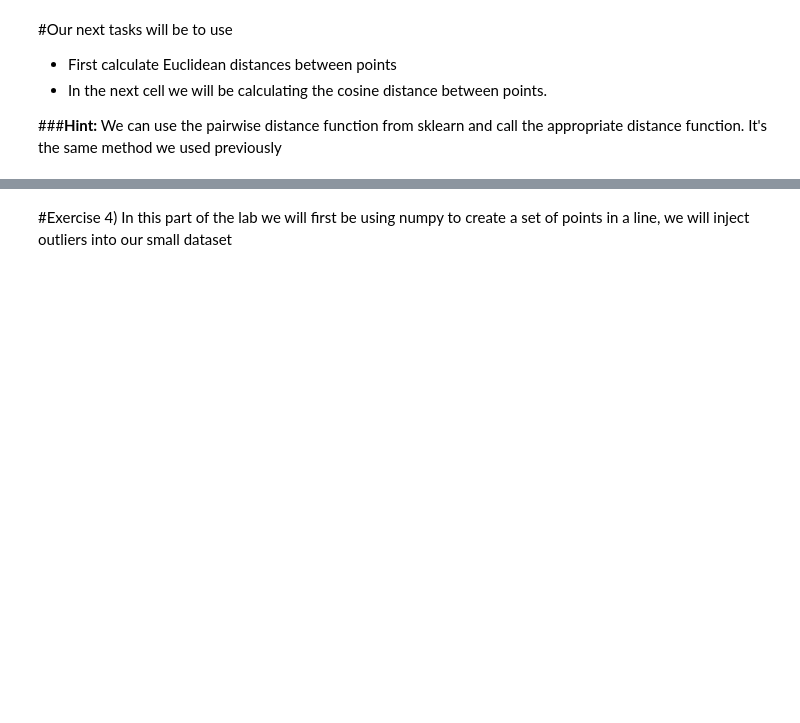
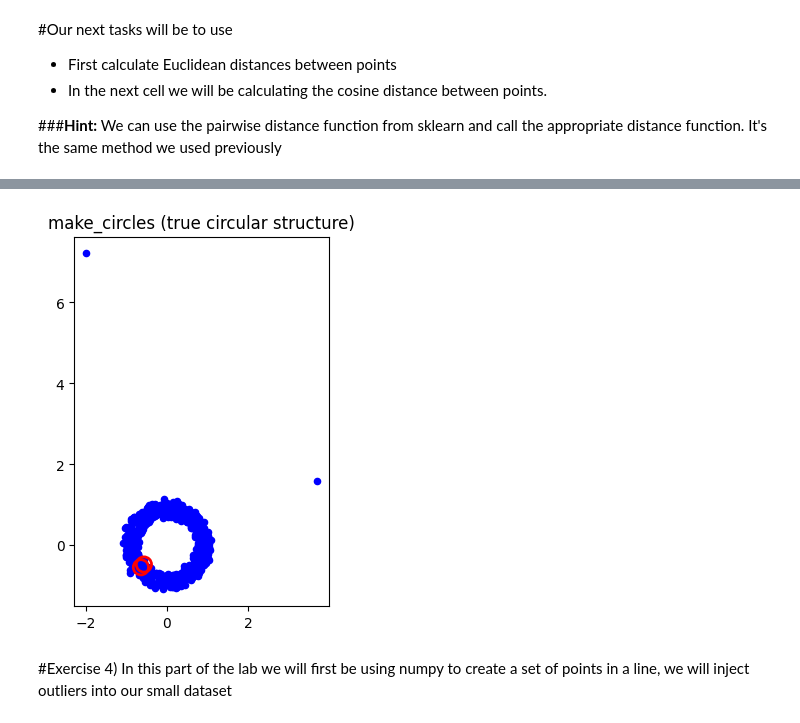
Before and after one commit to CS506-Boston-University/lab2-Jitarth1102, a Jupyter notebook: Lab_2.ipynb, the cells around one changed output, grey strips where cells are left out. Cells and saved outputs as stored; diff of their text form; code cells hidden in the pictures; blank space fills up the shorter version.

```diff
--- a/Lab_2.ipynb
+++ b/Lab_2.ipynb
@@ -257,40 +259,40 @@ plt.show()
 X, y = make_circles(n_samples=500, factor=0.8, noise=0.05, random_state=42)
 
 
 
 
 # --- 2) Inject outliers ---
 n_outliers = 2
 rng = np.random.RandomState(42)
 
 # choose a wide box far outside clusters
 X_outliers = rng.uniform(low=-8, high=8, size=(n_outliers, 2))
 
 # combine
 X_full = np.vstack([X, X_outliers])
 y_full = np.hstack([y, [-1]*n_outliers])  # mark outliers as -1
 
 # TO-DO
 # --- Compute pairwise Cosine distances ---
-D =
+D = pairwise_distances(X_full, metric='cosine')
 
-# TO-DO
-# Distance profile: average distance to all other points
-mean_dist =
+# --- Distance profile: average distance to all other points
+mean_dist = D.mean(axis=1)
 
-# TO-DO
-# Identify potential outliers (top-2 by average distance)
-outlier_indices =
+# --- Identify potential outliers (top-2 by average distance)
+outlier_indices = np.argsort(mean_dist)[-2:]
 
 plt.scatter(X_full[:,0], X_full[:,1], c='blue', cmap="coolwarm", s=20)
 
 plt.scatter(X_full[outlier_indices,0], X_full[outlier_indices,1],
             facecolors="none", edgecolors="red",
             s=120, linewidths=2, label="outliers")
 
 plt.gca().set_aspect("equal")
 plt.title("make_circles (true circular structure)")
 plt.show()
+# %% [output]
+[figure, added]
 # %% [markdown]
 #Exercise 4) In this part of the lab we will first be using numpy to create a set of points in a line, we will inject outliers into our small dataset
 # %%
```
Also changed, not shown: parts of 1 cell of this notebook.
